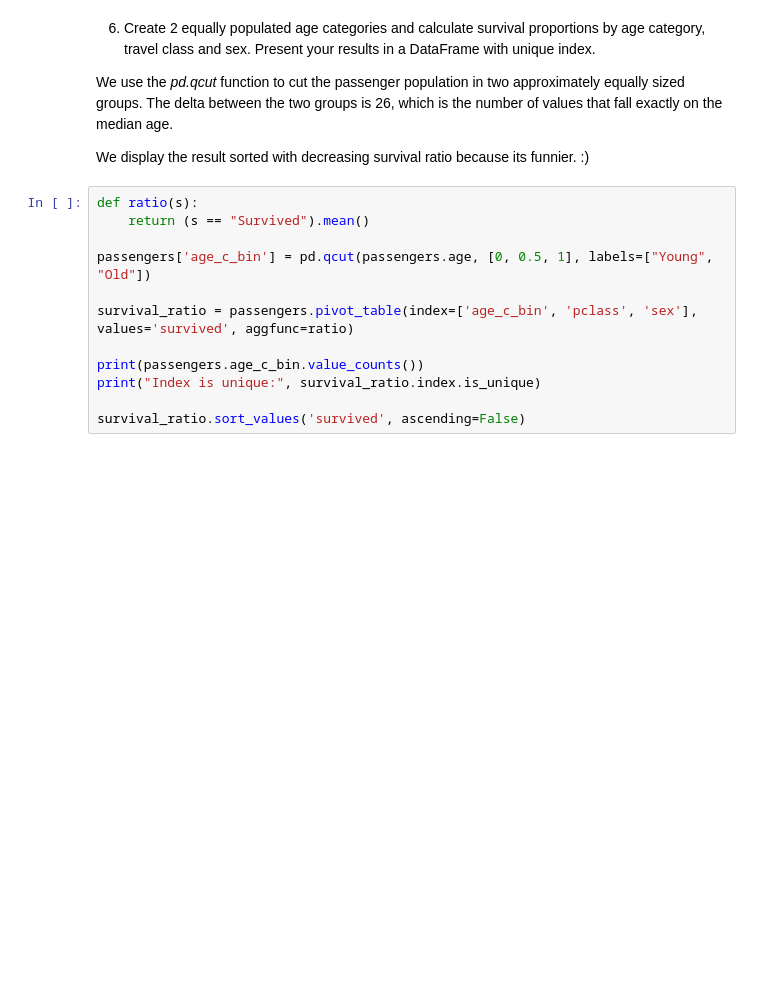
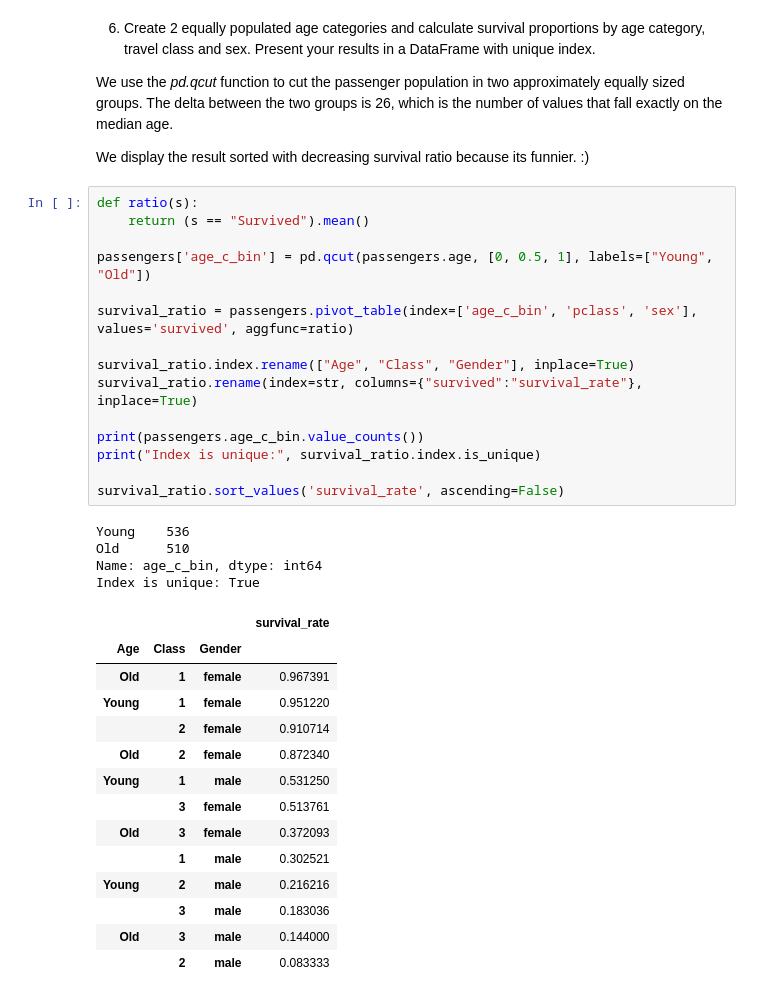
Before and after one commit to ChristianMct/ADA2017-Homeworks, a Jupyter notebook: 01 - Pandas and Data Wrangling/Homework 1.ipynb, the cells around one changed output. Drawn from its saved outputs; the diff is of its cells as text; blank space fills up the shorter version.

```diff
--- a/01 - Pandas and Data Wrangling/Homework 1.ipynb
+++ b/01 - Pandas and Data Wrangling/Homework 1.ipynb
@@ -381,12 +671,34 @@ We display the result sorted with decreasing survival ratio because its funnier.
 # %%
 def ratio(s):
     return (s == "Survived").mean()
 
 passengers['age_c_bin'] = pd.qcut(passengers.age, [0, 0.5, 1], labels=["Young", "Old"])
 
 survival_ratio = passengers.pivot_table(index=['age_c_bin', 'pclass', 'sex'], values='survived', aggfunc=ratio)
 
+survival_ratio.index.rename(["Age", "Class", "Gender"], inplace=True)
+survival_ratio.rename(index=str, columns={"survived":"survival_rate"}, inplace=True)
+
 print(passengers.age_c_bin.value_counts())
 print("Index is unique:", survival_ratio.index.is_unique)
 
-survival_ratio.sort_values('survived', ascending=False)
+survival_ratio.sort_values('survival_rate', ascending=False)
+# %% [output]
+Young    536
+Old      510
+Name: age_c_bin, dtype: int64
+Index is unique: True
+|  |  |  | survival_rate |
+| Age | Class | Gender |  |
+| Old | 1 | female | 0.967391 |
+| Young | 1 | female | 0.951220 |
+|  | 2 | female | 0.910714 |
+| Old | 2 | female | 0.872340 |
+| Young | 1 | male | 0.531250 |
+|  | 3 | female | 0.513761 |
+| Old | 3 | female | 0.372093 |
+|  | 1 | male | 0.302521 |
+| Young | 2 | male | 0.216216 |
+|  | 3 | male | 0.183036 |
+| Old | 3 | male | 0.144000 |
+|  | 2 | male | 0.083333 |
```
Also changed, not shown: parts of 28 cells of this notebook.
